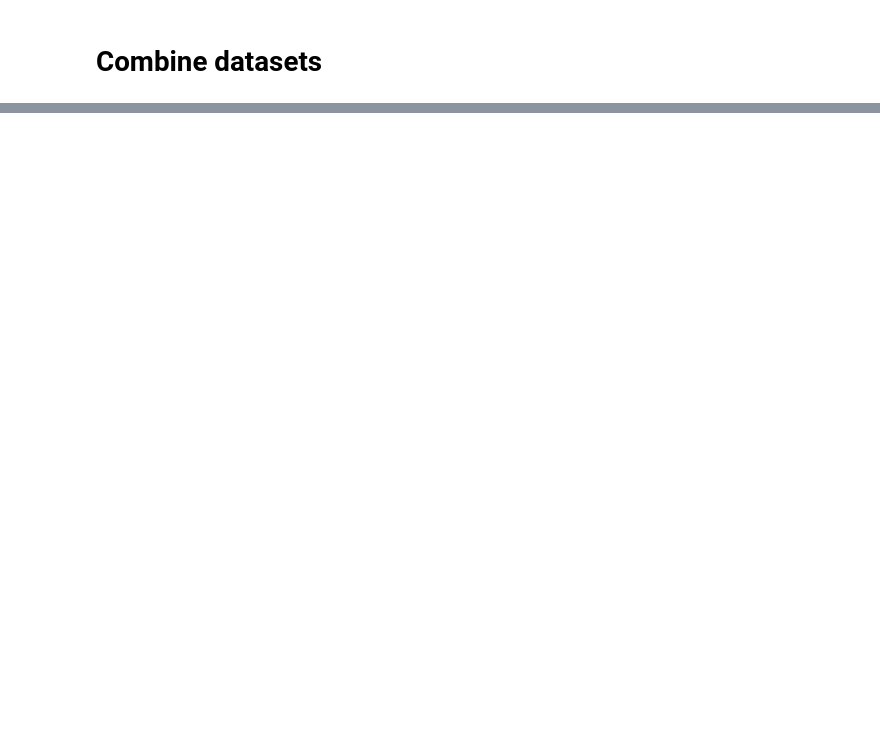
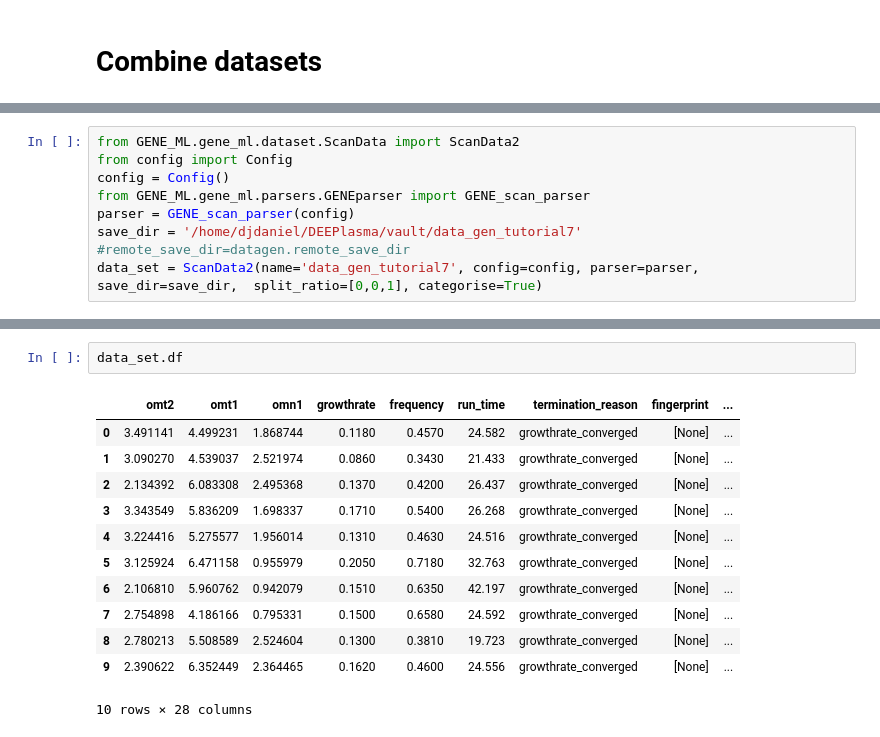
Before and after one commit to DanHarJor/DEEPlasma, a Jupyter notebook: data_gen_tutorial.ipynb, the cells around one changed output, grey strips where cells are left out. Cells and saved outputs as stored; diff of their text form; blank space fills up the shorter version.

```diff
--- a/data_gen_tutorial.ipynb
+++ b/data_gen_tutorial.ipynb
@@ -291,0 +289,9 @@ RANDOMLY SPLITTING DATA INTO TEST AND TRAINING SETS: 50% test, 50 training.
+# %%
+from GENE_ML.gene_ml.dataset.ScanData import ScanData2
+from config import Config
+config = Config()
+from GENE_ML.gene_ml.parsers.GENEparser import GENE_scan_parser
+parser = GENE_scan_parser(config)
+save_dir = '/home/djdaniel/DEEPlasma/vault/data_gen_tutorial7'
+#remote_save_dir=datagen.remote_save_dir
+data_set = ScanData2(name='data_gen_tutorial7', config=config, parser=parser, save_dir=save_dir,  split_ratio=[0,0,1], categorise=True)
@@ -291,0 +316,15 @@ RANDOMLY SPLITTING DATA INTO TEST AND TRAINING SETS: 50% test, 50 training.
+# %%
+data_set.df
+# %% [output]
+|  | omt2 | omt1 | omn1 | growthrate | frequency | run_time | termination_reason | fingerprint | ... |
+| 0 | 3.491141 | 4.499231 | 1.868744 | 0.1180 | 0.4570 | 24.582 | growthrate_converged | [None] | ... |
+| 1 | 3.090270 | 4.539037 | 2.521974 | 0.0860 | 0.3430 | 21.433 | growthrate_converged | [None] | ... |
+| 2 | 2.134392 | 6.083308 | 2.495368 | 0.1370 | 0.4200 | 26.437 | growthrate_converged | [None] | ... |
+| 3 | 3.343549 | 5.836209 | 1.698337 | 0.1710 | 0.5400 | 26.268 | growthrate_converged | [None] | ... |
+| 4 | 3.224416 | 5.275577 | 1.956014 | 0.1310 | 0.4630 | 24.516 | growthrate_converged | [None] | ... |
+| 5 | 3.125924 | 6.471158 | 0.955979 | 0.2050 | 0.7180 | 32.763 | growthrate_converged | [None] | ... |
+| 6 | 2.106810 | 5.960762 | 0.942079 | 0.1510 | 0.6350 | 42.197 | growthrate_converged | [None] | ... |
+| 7 | 2.754898 | 4.186166 | 0.795331 | 0.1500 | 0.6580 | 24.592 | growthrate_converged | [None] | ... |
+| 8 | 2.780213 | 5.508589 | 2.524604 | 0.1300 | 0.3810 | 19.723 | growthrate_converged | [None] | ... |
+| 9 | 2.390622 | 6.352449 | 2.364465 | 0.1620 | 0.4600 | 24.556 | growthrate_converged | [None] | ... |
+10 rows × 28 columns
```
Also changed, not shown: parts of 22 cells of this notebook, 1 other file.
